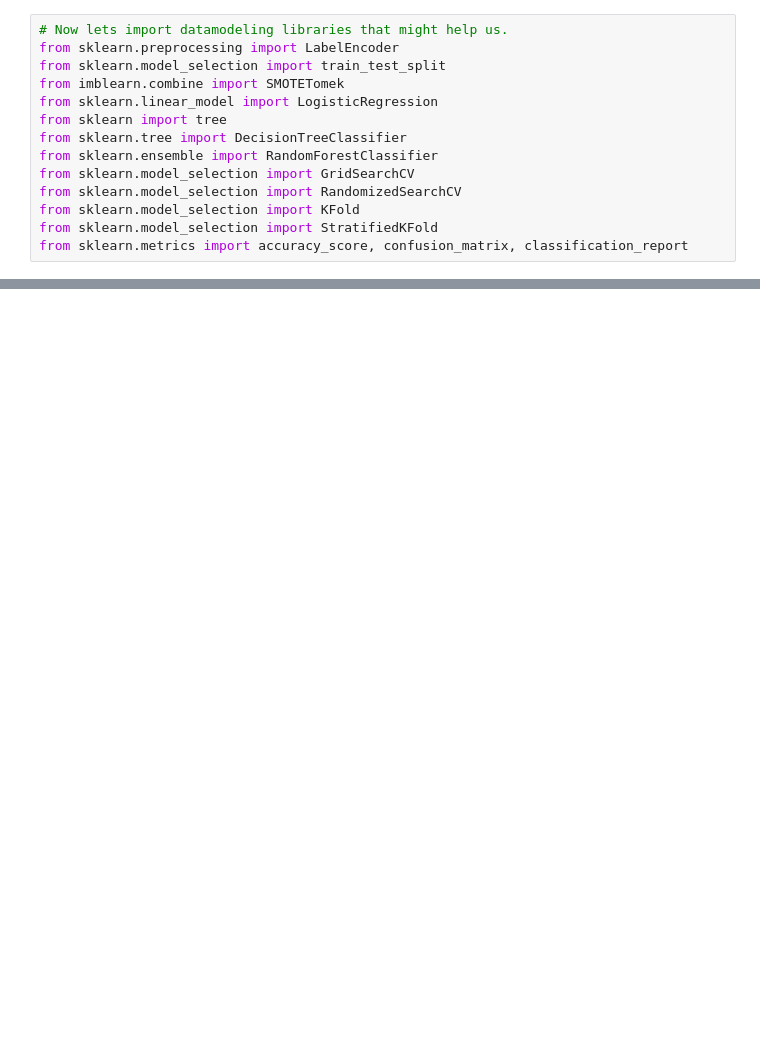
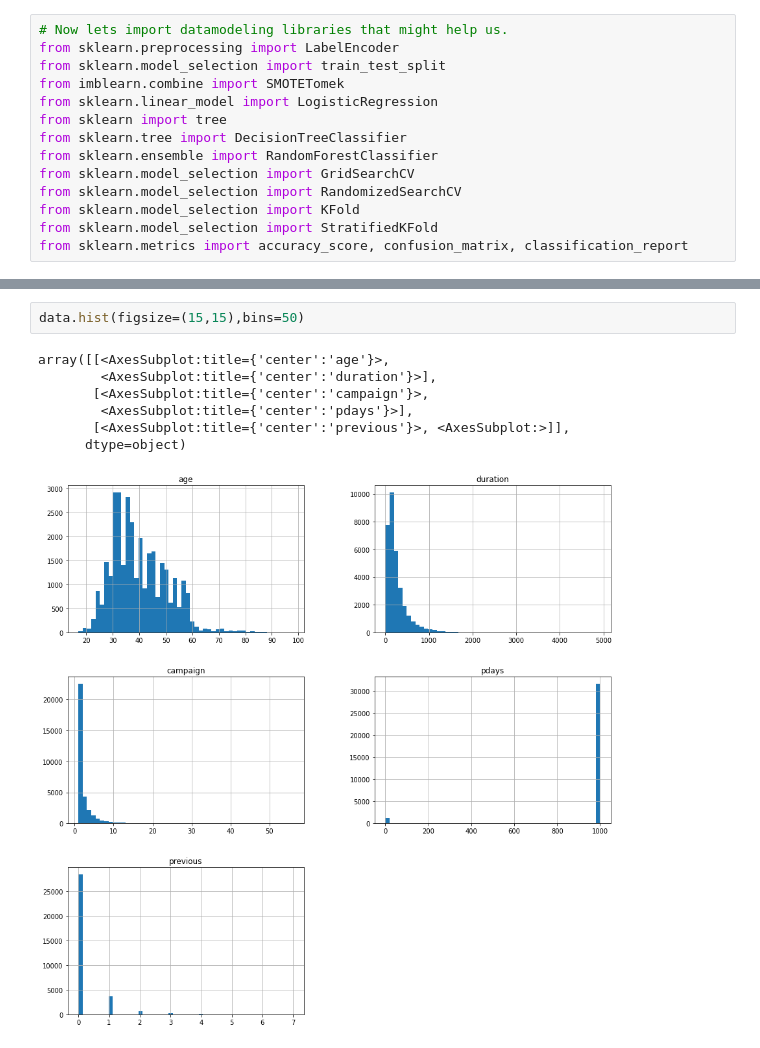
Before and after one commit to JBarillas/MachineLearningModels-2021, a Jupyter notebook: Project1/Project1.ipynb, the cells around one changed output, grey strips where cells are left out. Saved outputs shown, nothing was run; the diff lists cells and outputs as text; blank space fills up the shorter version.

```diff
--- a/Project1/Project1.ipynb
+++ b/Project1/Project1.ipynb
@@ -48,0 +141,10 @@ from sklearn.metrics import accuracy_score, confusion_matrix, classification_rep
+# %%
+data.hist(figsize=(15,15),bins=50)
+# %% [output]
+array([[<AxesSubplot:title={'center':'age'}>,
+        <AxesSubplot:title={'center':'duration'}>],
+       [<AxesSubplot:title={'center':'campaign'}>,
+        <AxesSubplot:title={'center':'pdays'}>],
+       [<AxesSubplot:title={'center':'previous'}>, <AxesSubplot:>]],
+      dtype=object)
+[figure, added]
```
Also changed, not shown: parts of 49 cells of this notebook, 9 other files.
